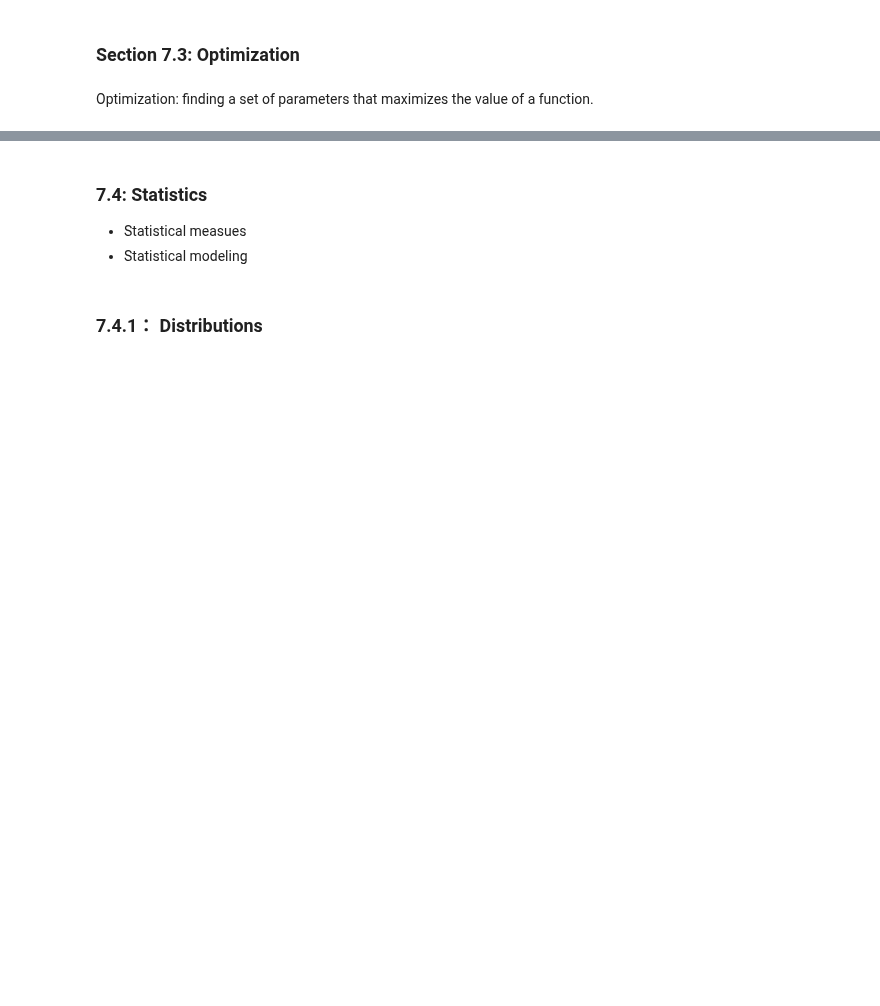
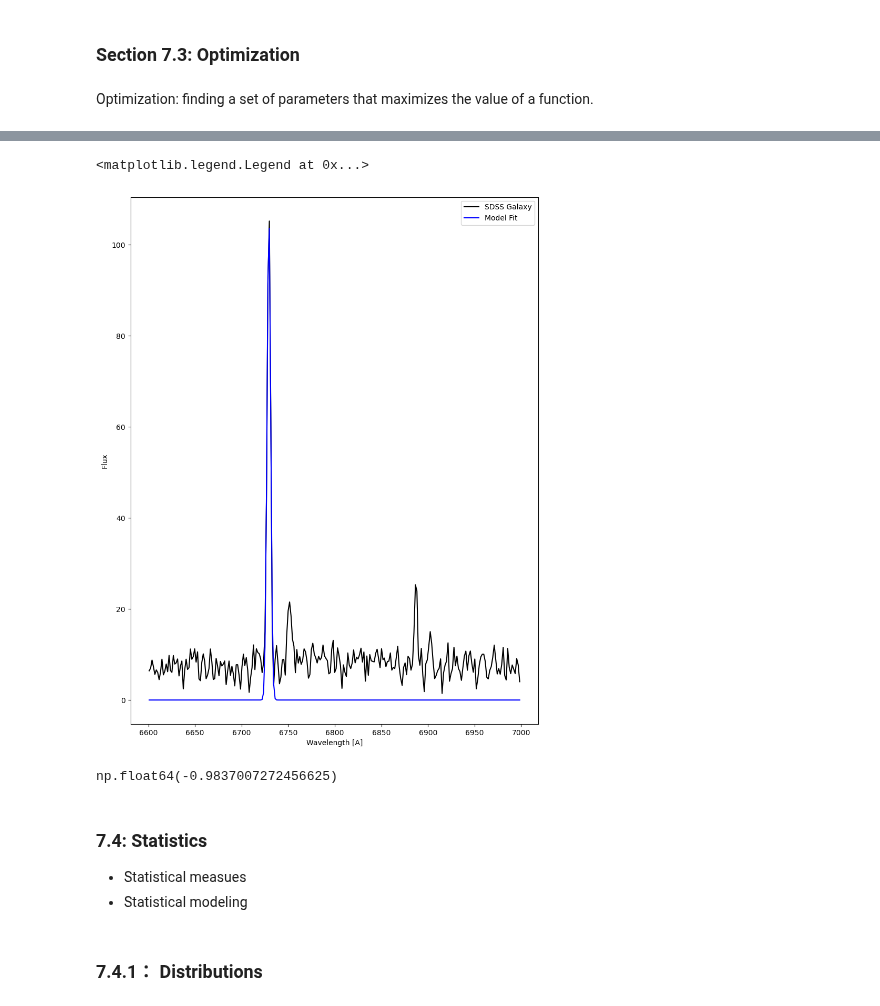
Before and after one commit to hexijin/scientific-data-analysis, a Jupyter notebook: hexi/Astropython/Chapter-7-Scipy.ipynb, the cells around one changed output, grey strips where cells are left out. Cells and saved outputs as stored; diff of their text form; code cells hidden in the pictures; blank space fills up the shorter version.

```diff
--- a/hexi/Astropython/Chapter-7-Scipy.ipynb
+++ b/hexi/Astropython/Chapter-7-Scipy.ipynb
@@ -140,3 +191,27 @@ ax.set_xlim(6550,6570)
+# %%
+fig, ax = plt.subplots(figsize=(10,13))
+ax.plot(wl_use, fl_use, label='SDSS Galaxy', color='k')
+
+params = fit[0]
+ax.plot(wl_use, gauss(wl_use,*params), label='Model Fit', color='blue')
+ax.set_xlabel('Wavelength [A]')
+ax.set_ylabel('Flux')
+ax.legend()
+
+#How to improve the fit?
+# %% [output]
+<matplotlib.legend.Legend at 0x...>
+[figure, added]
+# %%
+def z_from_lam(lam_emit, lam_measured):
+    lam_shift = lam_measured/lam_emit
+    return lam_shift -1
+
+z_from_lam(6564, fit[0][0])
+
+#pretty off
+# %% [output]
+np.float64(-0.9837007272456625)
 # %% [markdown]
 ### 7.4: Statistics
 
```
Also changed, not shown: parts of 12 cells of this notebook.
